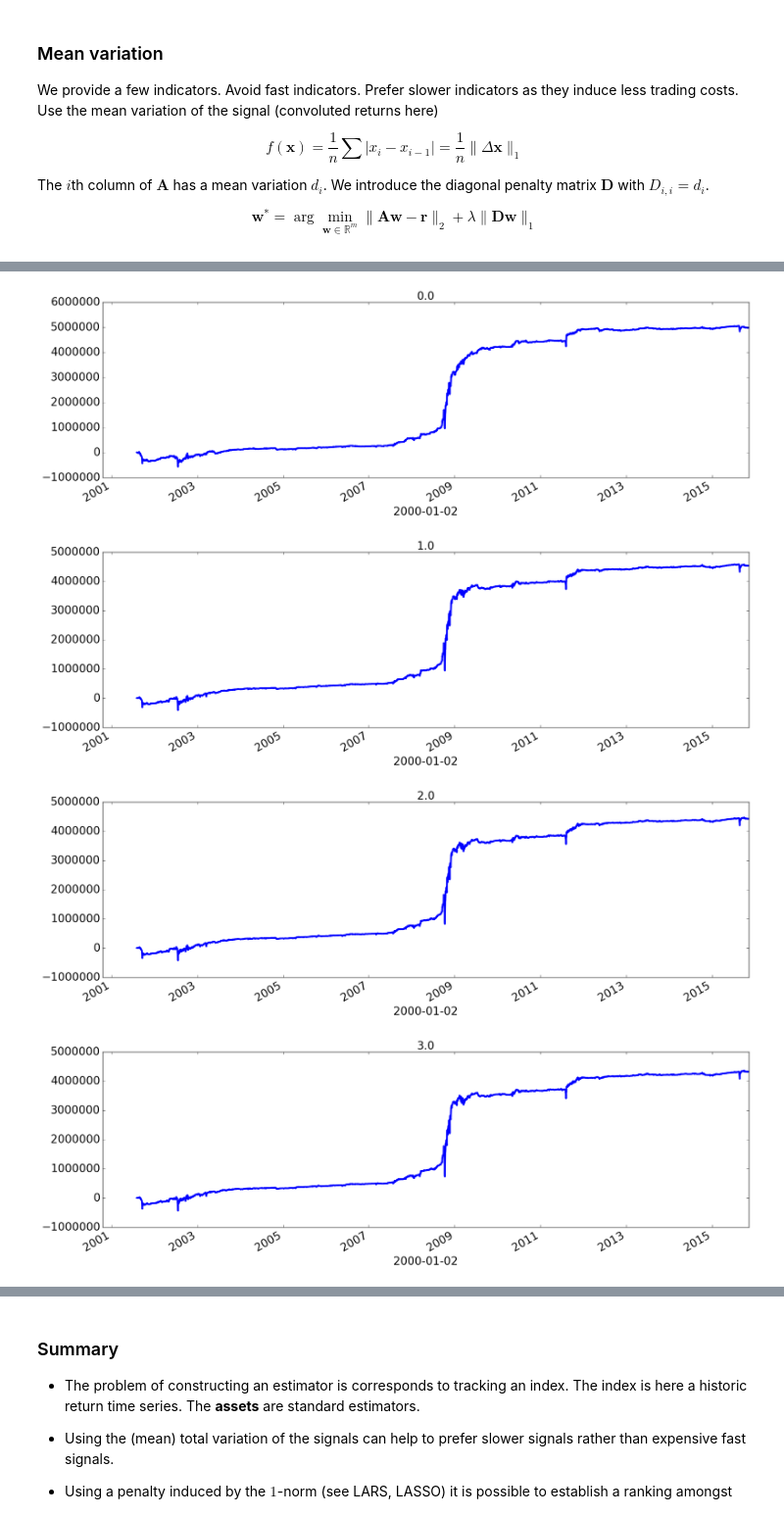
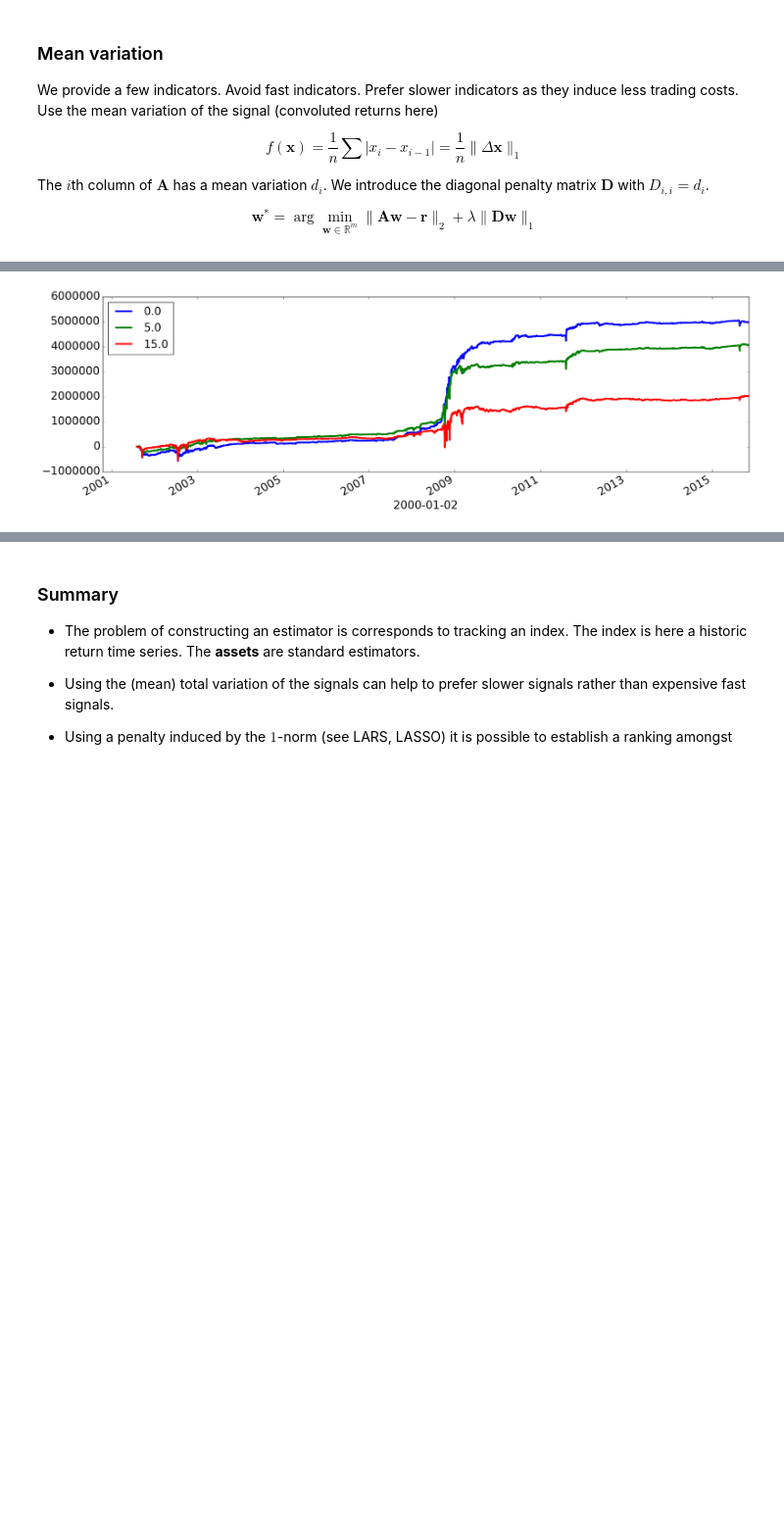
Before and after one commit to tschm/epfl, a Jupyter notebook: books/Constructing AR estimators.ipynb, the cells around one changed output, grey strips where cells are left out. Shown: that part at 98% size. Drawn from its saved outputs; the diff is of its cells as text; code cells hidden in the pictures; blank space fills up the shorter version.

```diff
--- a/books/Constructing AR estimators.ipynb
+++ b/books/Constructing AR estimators.ipynb
@@ -225,11 +188,17 @@ def ar(A, D, r, lamb=0.0):
+# %%
+from cvx.util import cvx, minimize, cvx2np
+
+def mean_variation(ts):
+    return ts.diff().abs().mean()
+
+def ar(A, r, lamb=0.0):
+    # introduce the variable for the var
+    x = cvx.Variable(A.shape[1])
+    D = np.diag(A.apply(mean_variation))
+    minimize(objective=cvx.norm(A.values*x-r,2) + lamb*cvx.norm(D*x,1))
+    return pd.Series(index=A.keys(), data=cvx2np(x))
 # %%
-t_weight = dict()
-for lamb in [0.0, 1.0, 2.0, 3.0, 5.0, 7.0, 9.0, 12.0, 15.0]:
-    weights = pd.Series(index=periods, data=ar(A.values, D, r.values, lamb=lamb))
-    print(weights.transpose())
-    t_weight[lamb] = (W*weights).sum(axis=1)
-    t_weight[lamb].plot(kind="bar")
-    t_weight[lamb].plot()
-    plt.title(lamb)
-    plt.show()
+t_weight = pd.DataFrame({lamb : (W*ar(A, r.values, lamb=lamb)).sum(axis=1) for lamb in [0.0, 1.0, 2.0, 3.0, 5.0, 7.0, 9.0, 12.0, 15.0]})
+t_weight[[0.0,5.0,15.0]].plot(figsize=(30,10))
+plt.show()
 # %% [output]
@@ -321,12 +223,11 @@ dtype: float64
 # %%
-for lamb in sorted(t_weight.keys()):
-    pos = convolution(r, t_weight[lamb])
-    pos = 1e6*(pos/pos.std())
-    (r*pos.shift(1)).cumsum().plot()
-    plt.title(lamb)
-    plt.show()
+#for lamb in sorted(t_weight.keys()):
+
+pos = pd.DataFrame({lamb : convolution(r, t_weight[lamb]) for lamb in t_weight.keys()})
+pos = 1e6*(pos/pos.std())
+
+profit = pd.DataFrame({lamb : (r*pos[lamb].shift(1)).cumsum() for lamb in pos.keys()})
+profit[[0.0, 5.0, 15.0]].plot()
+plt.show()
 # %% [output]
-[figure, old version]
+[figure, new version]
-[figure, removed]
-[figure, removed]
-[figure, removed]
```
Also changed, not shown: parts of 4 cells of this notebook, 6 other files.
